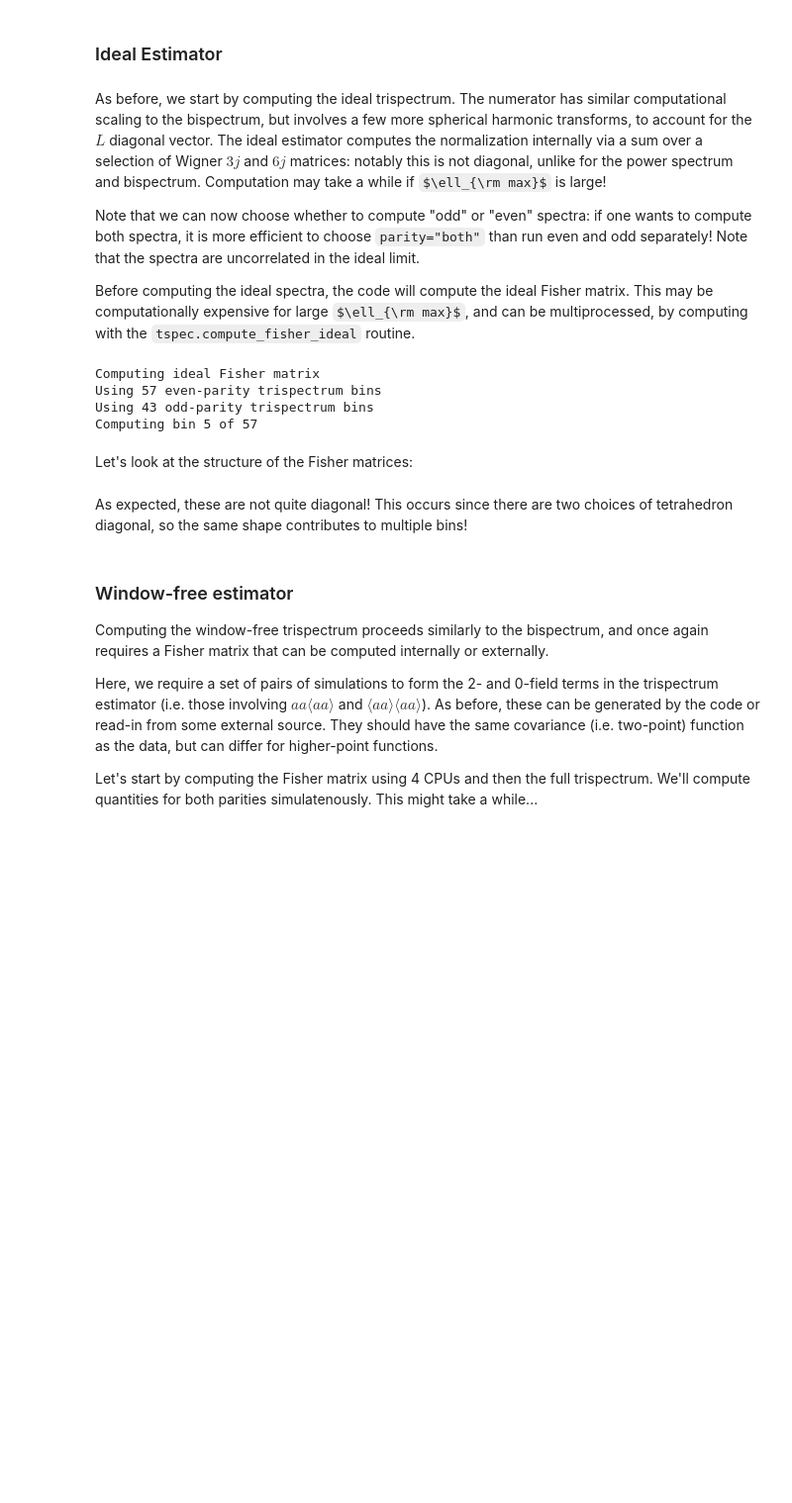
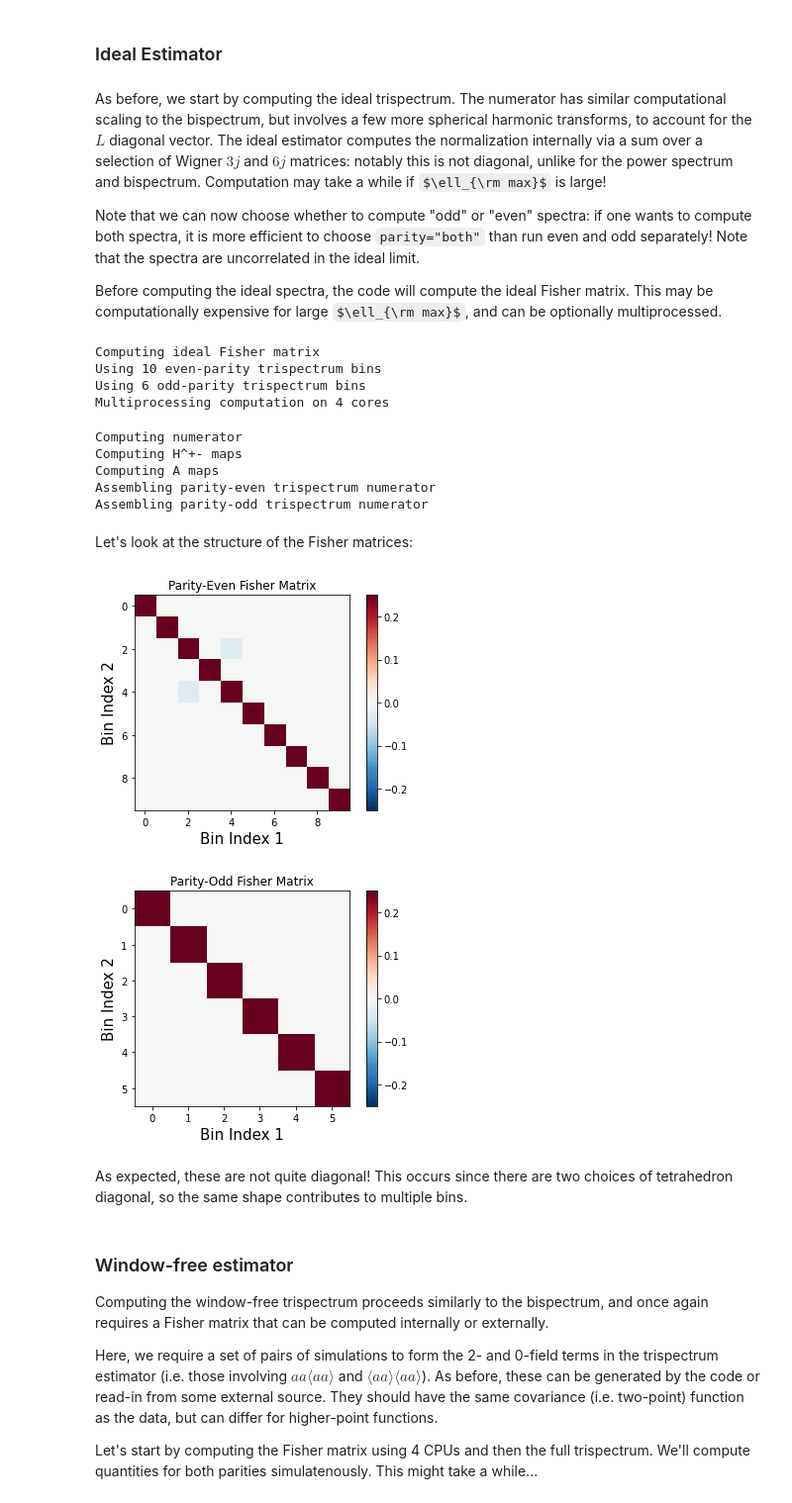
Before and after one commit to oliverphilcox/PolyBin, a Jupyter notebook: Tutorial.ipynb, the cells around one changed output. Shown at 99% size. Cells and saved outputs as stored; diff of their text form; code cells hidden in the pictures; some formulas as TeX source; blank space fills up the shorter version.

````diff
--- a/Tutorial.ipynb
+++ b/Tutorial.ipynb
@@ -552,6 +555,6 @@ Since trispectrum estimation is considerably more expensive than power spectrum
 # %%
 # Initialize trispectrum class and pick binning
-l_bins_raw = np.arange(10,60,10)
+l_bins_raw = np.arange(5,45,10)
 # We could also use a non-linear binning: the scaling of the option below gives roughly equal (S/N)^2 per bin
 # l_bins_raw = np.asarray(5+np.arange(0,70**0.4,2**0.4)**2.5,dtype='int')
 
@@ -592,30 +595,38 @@ As before, we start by computing the ideal trispectrum. The numerator has simila
 
 Note that we can now choose whether to compute "odd" or "even" spectra: if one wants to compute both spectra, it is more efficient to choose ```parity="both"``` than run even and odd separately! Note that the spectra are uncorrelated in the ideal limit.
 
-Before computing the ideal spectra, the code will compute the ideal Fisher matrix. This may be computationally expensive for large $\ell_{\rm max}$, and can be multiprocessed, by computing with the ```tspec.compute_fisher_ideal``` routine.
+Before computing the ideal spectra, the code will compute the ideal Fisher matrix. This may be computationally expensive for large $\ell_{\rm max}$, and can be optionally multiprocessed.
 # %%
 data = mask*base.generate_data(seed=42, add_B=False)
 # %%
-t_ideal_even, t_ideal_odd = tspec.Tl_ideal(data,parity='both',verb=True)
+tl_ideal_even, tl_ideal_odd = tspec.Tl_ideal(data, parity='both', verb=True, N_cpus=4)
 # %% [output]
 Computing ideal Fisher matrix
-Using 57 even-parity trispectrum bins
-Using 43 odd-parity trispectrum bins
-Computing bin 5 of 57
+Using 10 even-parity trispectrum bins
+Using 6 odd-parity trispectrum bins
+Multiprocessing computation on 4 cores
+Computing numerator
+Computing H^+- maps
+Computing A maps
+Assembling parity-even trispectrum numerator
+Assembling parity-odd trispectrum numerator
 # %% [markdown]
 Let's look at the structure of the Fisher matrices:
 # %%
-for fish,name in zip([tspec.fish_ideal_even, tspec.fish_ideal_odd],['Even','Odd']):
-    corr = fish/np.sqrt(np.outer(np.diag(fish),np.diag(fish)))
+for fish_plot,name in zip([tspec.fish_ideal_even, tspec.fish_ideal_odd],['Even','Odd']):
+    corr = fish_plot/np.sqrt(np.outer(np.diag(fish_plot),np.diag(fish_plot)))
     plt.figure()
     plt.title(r'Parity-%s Fisher Matrix'%name)
-    v = 0.5
+    v = 0.25
     plt.imshow(corr,vmax=v,vmin=-v,cmap=cm.RdBu_r)
     plt.xlabel(r'Bin Index 1',fontsize=15)
     plt.ylabel(r'Bin Index 2',fontsize=15)
     plt.colorbar();
+# %% [output]
+[figure, added]
+[figure, added]
 # %% [markdown]
-As expected, these are not quite diagonal! This occurs since there are two choices of tetrahedron diagonal, so the same shape contributes to multiple bins!
+As expected, these are not quite diagonal! This occurs since there are two choices of tetrahedron diagonal, so the same shape contributes to multiple bins.
 # %% [markdown]
 ### Window-free estimator
 Computing the window-free trispectrum proceeds similarly to the bispectrum, and once again requires a Fisher matrix that can be computed internally or externally.
````
Also changed, not shown: parts of 28 cells of this notebook, 4 other files.
